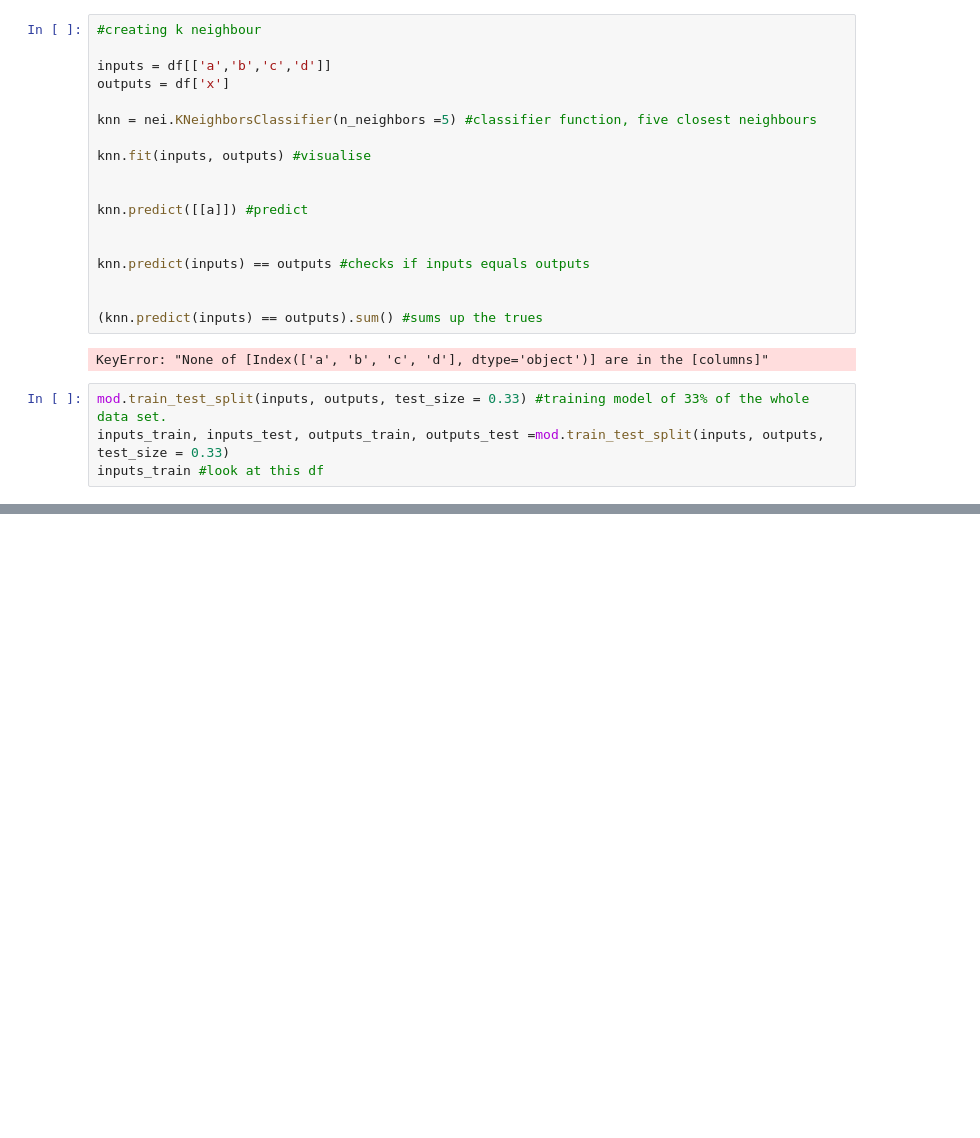
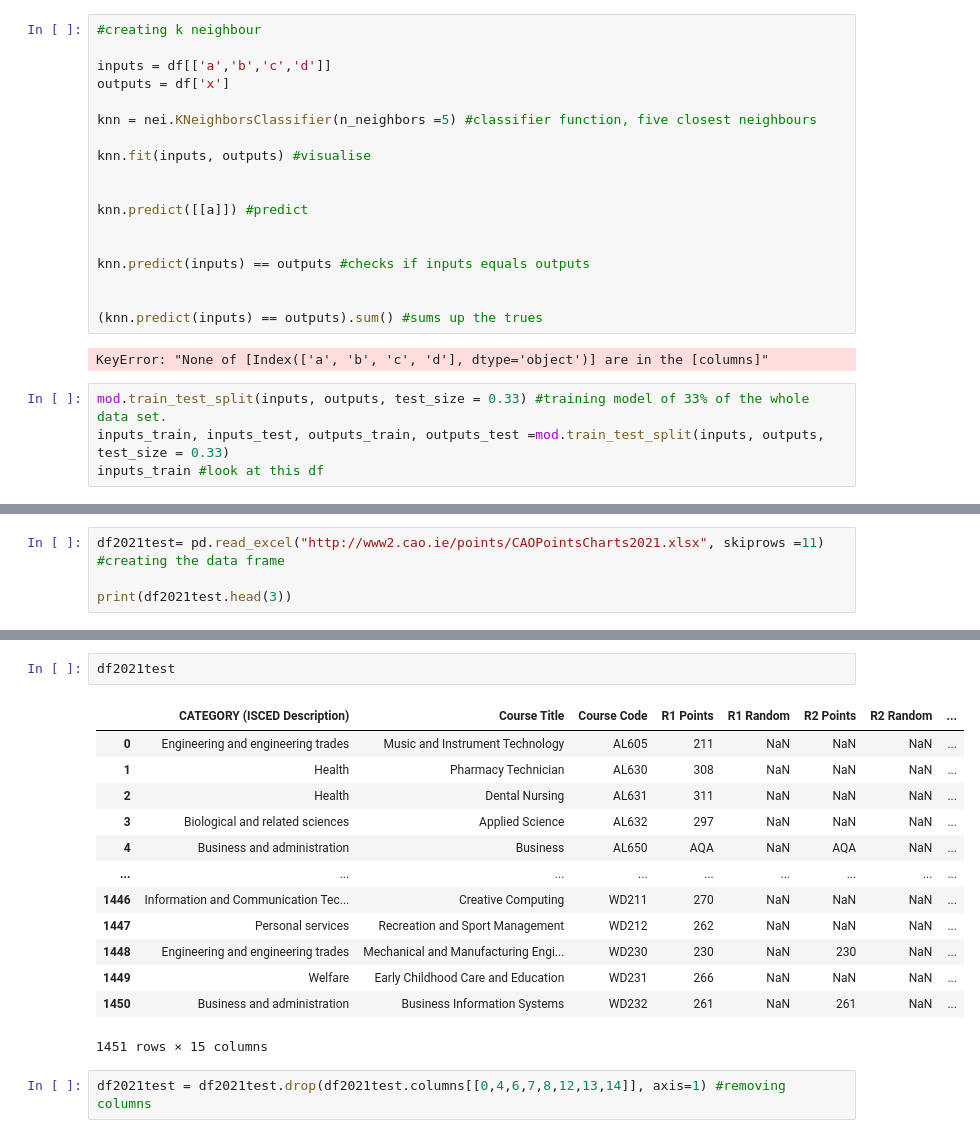
Before and after one commit to Cossie01/Fundamentals-of-Data-Analysis-Assessment, a Jupyter notebook: RW.ipynb, the cells around one changed output, grey strips where cells are left out. Drawn from its saved outputs; the diff is of its cells as text; blank space fills up the shorter version.

```diff
--- a/RW.ipynb
+++ b/RW.ipynb
@@ -129,0 +151,4 @@ inputs_train #look at this df
+# %%
+df2021test= pd.read_excel("http://www2.cao.ie/points/CAOPointsCharts2021.xlsx", skiprows =11) #creating the data frame
+
+print(df2021test.head(3))
@@ -129,0 +175,18 @@ inputs_train #look at this df
+# %%
+df2021test
+# %% [output]
+|  | CATEGORY (ISCED Description) | Course Title | Course Code | R1 Points | R1 Random | R2 Points | R2 Random | ... |
+| 0 | Engineering and engineering trades | Music and Instrument Technology | AL605 | 211 | NaN | NaN | NaN | ... |
+| 1 | Health | Pharmacy Technician | AL630 | 308 | NaN | NaN | NaN | ... |
+| 2 | Health | Dental Nursing | AL631 | 311 | NaN | NaN | NaN | ... |
+| 3 | Biological and related sciences | Applied Science | AL632 | 297 | NaN | NaN | NaN | ... |
+| 4 | Business and administration | Business | AL650 | AQA | NaN | AQA | NaN | ... |
+| ... | ... | ... | ... | ... | ... | ... | ... | ... |
+| 1446 | Information and Communication Tec... | Creative Computing | WD211 | 270 | NaN | NaN | NaN | ... |
+| 1447 | Personal services | Recreation and Sport Management | WD212 | 262 | NaN | NaN | NaN | ... |
+| 1448 | Engineering and engineering trades | Mechanical and Manufacturing Engi... | WD230 | 230 | NaN | 230 | NaN | ... |
+| 1449 | Welfare | Early Childhood Care and Education | WD231 | 266 | NaN | NaN | NaN | ... |
+| 1450 | Business and administration | Business Information Systems | WD232 | 261 | NaN | 261 | NaN | ... |
+1451 rows × 15 columns
+# %%
+df2021test = df2021test.drop(df2021test.columns[[0,4,6,7,8,12,13,14]], axis=1) #removing columns
```
Also changed, not shown: parts of 9 cells of this notebook, 23 other files.
